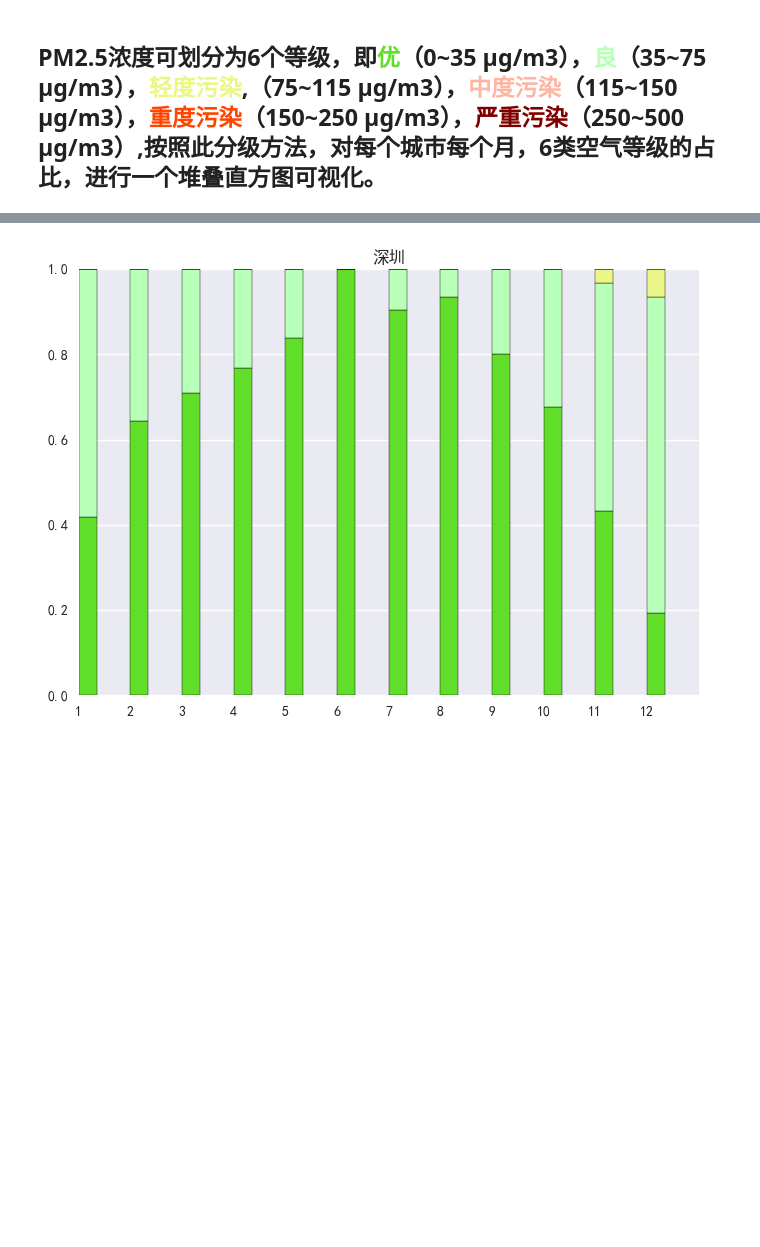
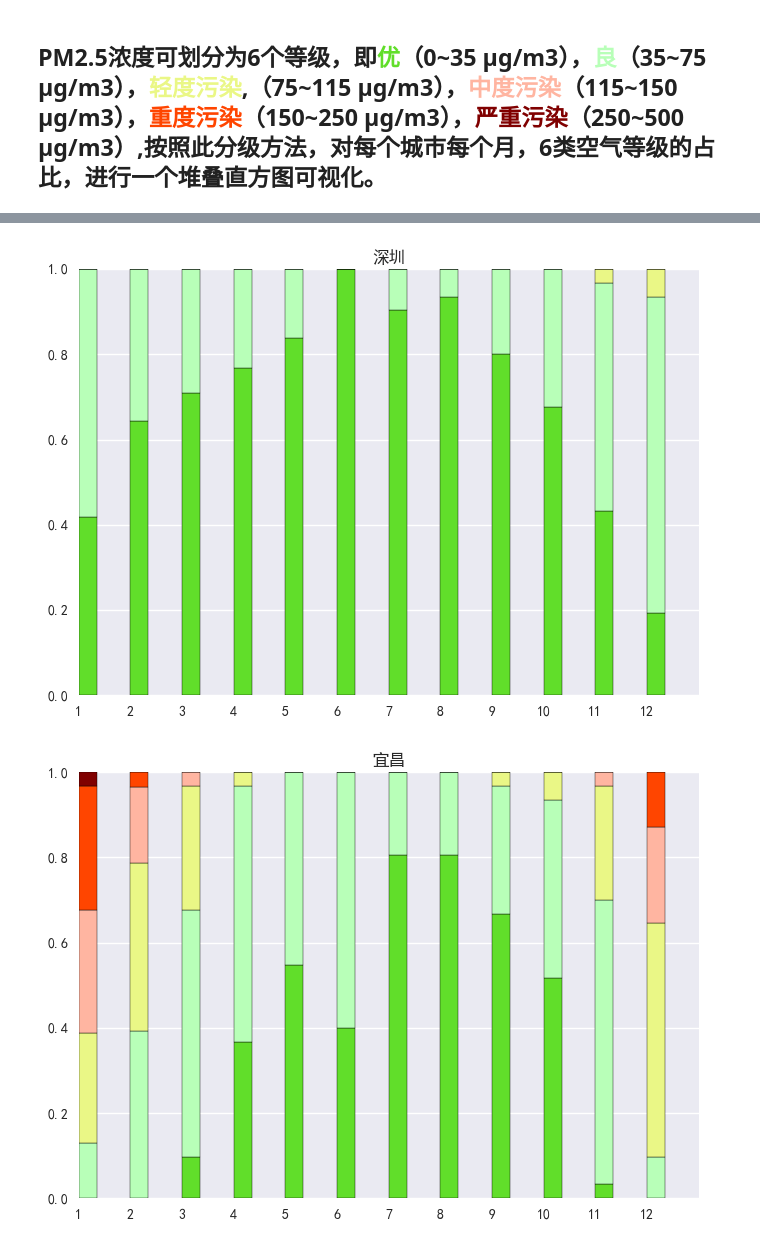
Before and after one commit to bowenli0416/AC-test, a Jupyter notebook: air_condition.ipynb, the cells around one changed output, grey strips where cells are left out. Saved outputs shown, nothing was run; the diff lists cells and outputs as text; code cells hidden in the pictures; blank space fills up the shorter version.

```diff
--- a/air_condition.ipynb
+++ b/air_condition.ipynb
@@ -326,30 +389,52 @@ def plot_pic(level_list):
     p3 = plt.bar(ind, level_list[2], width, bottom=level_list[0] + level_list[1],color = '#eaf786')
     p4 = plt.bar(ind, level_list[3], width, bottom=level_list[0] + level_list[1] + level_list[2],color = '#ffb5a1')
     p5 = plt.bar(ind, level_list[4], width, bottom=level_list[0] + level_list[1] + level_list[2] + level_list[3],color ='orangered')
     p6 = plt.bar(ind, level_list[5], width, bottom=level_list[0] + level_list[1] + level_list[2] + level_list[3] + level_list[4],color = 'maroon')
     plt.xlim([1,13]);plt.xticks(range(1,13))
 plt.figure(1)
 plt.title('北京')
 data = city_stacked_bar('北京')
 plot_pic(data)
 
 plt.figure(2)
 plt.title('上海')
 data = city_stacked_bar('上海')
 plot_pic(data)
 
 plt.figure(3)
 plt.title('广州')
 data = city_stacked_bar('广州')
 plot_pic(data)
 
 plt.figure(4)
 plt.title('深圳')
 data = city_stacked_bar('深圳')
 plot_pic(data)
+
+plt.figure(5)
+plt.title('宜昌')
+data = city_stacked_bar('宜昌')
+plot_pic(data)
+
+plt.figure(6)
+plt.title('武汉')
+data = city_stacked_bar('武汉')
+plot_pic(data)
+
+plt.figure(7)
+plt.title('杭州')
+data = city_stacked_bar('杭州')
+plot_pic(data)
+
+plt.figure(8)
+plt.title('青岛')
+data = city_stacked_bar('青岛')
+plot_pic(data)
+
 plt.show()
 # %% [output]
 [figure]
 [figure]
 [figure]
 [figure]
+[figure, added]
```
Also changed, not shown: parts of 5 cells of this notebook.
